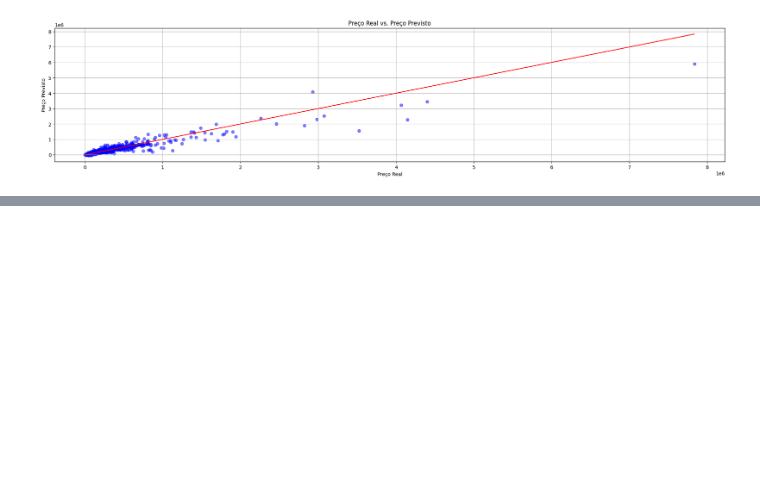
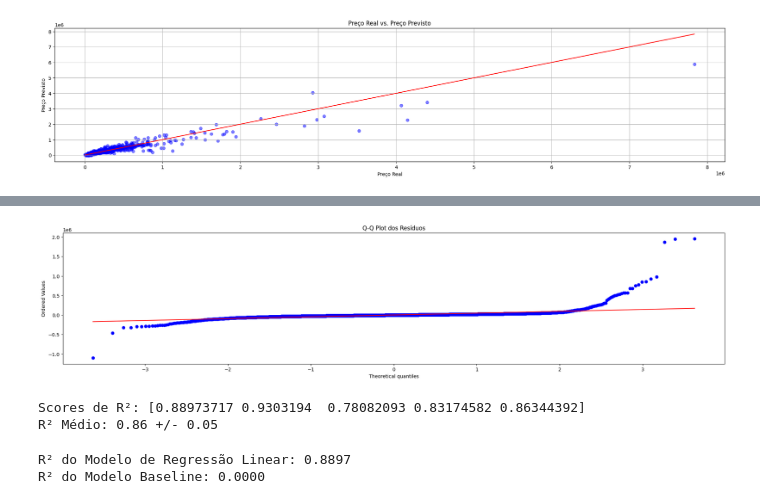
Before and after one commit to lcblcblcb10/Licitacoes_Caixa, a Jupyter notebook: Modelo_de_regressao_para_preco_de_imoveis.ipynb, the cells around one changed output, grey strips where cells are left out. Saved outputs shown, nothing was run; the diff lists cells and outputs as text; code cells hidden in the pictures; blank space fills up the shorter version.

```diff
--- a/Modelo_de_regressao_para_preco_de_imoveis.ipynb
+++ b/Modelo_de_regressao_para_preco_de_imoveis.ipynb
@@ -254,0 +295,8 @@ plt.show()
+# %%
+# Q-Q Plot (Quantile-Quantile Plot)
+plt.figure(figsize=(25, 5))
+stats.probplot(residuos, dist="norm", plot=plt)
+plt.title('Q-Q Plot dos Resíduos')
+plt.show()
+# %% [output]
+[figure, added]
@@ -254,0 +306,18 @@ plt.show()
+# %%
+# Configurando o K-fold cross-validation com K=5 folds
+# Estimar como o modelo se comportará em dados não vistos
+kfold = KFold(n_splits=5, shuffle=True, random_state=42)
+
+# Executando a validação cruzada
+scores = cross_val_score(model, X, y, cv=kfold, scoring='r2')
+
+print(f'Scores de R²: {scores}')
+print(f'R² Médio: {np.mean(scores):.2f} +/- {np.std(scores):.2f}')
+
+# Folds: divisão dos dados em partes (ou subconjuntos) para fins de treinamento e teste, é uma amostra representativa dos dados originais, mantendo a estrutura geral da distribuição dos dados
+# scoring='r2' indica que estamos utilizando o coeficiente de determinação (R²) como métrica de avaliação
+# shuffle=True no KFold garante que os dados sejam embaralhados antes da divisão, o que é importante para evitar viéses em conjuntos de dados ordenados.
+# Mais folds podem reduzir o viés de avaliação, mas aumentam o custo computacional.
+# %% [output]
+Scores de R²: [0.88973717 0.9303194  0.78082093 0.83174582 0.86344392]
+R² Médio: 0.86 +/- 0.05
@@ -254,0 +329,16 @@ plt.show()
+# %%
+# Supondo que 'y' seja sua variável alvo
+y_mean = np.mean(y)  # Calcula a média da variável alvo
+
+# Cria uma previsão do baseline usando a média
+y_pred_baseline = np.full_like(y, y_mean)  # Cria um array com a média repetida
+
+# Calcula o R² do modelo baseline
+r2_baseline = r2_score(y, y_pred_baseline)
+
+# Comparação entre os modelos
+print(f'R² do Modelo de Regressão Linear: {r2:.4f}')
+print(f'R² do Modelo Baseline: {r2_baseline:.4f}')
+# %% [output]
+R² do Modelo de Regressão Linear: 0.8897
+R² do Modelo Baseline: 0.0000
```
Also changed, not shown: parts of 14 cells of this notebook.
